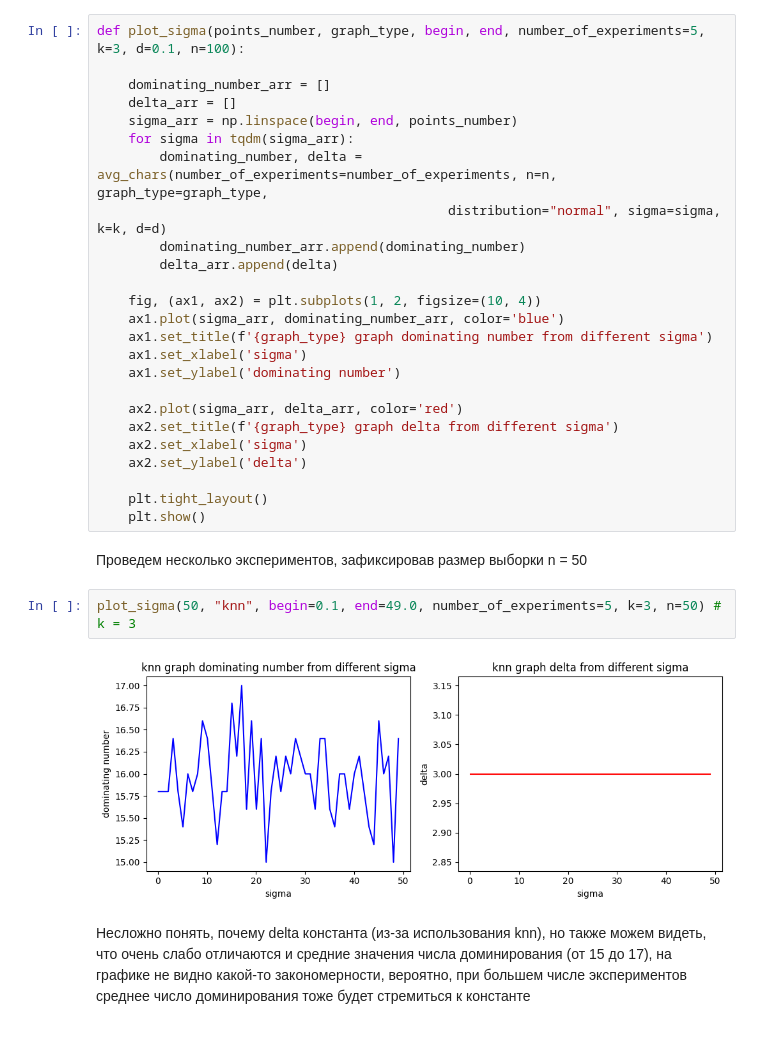
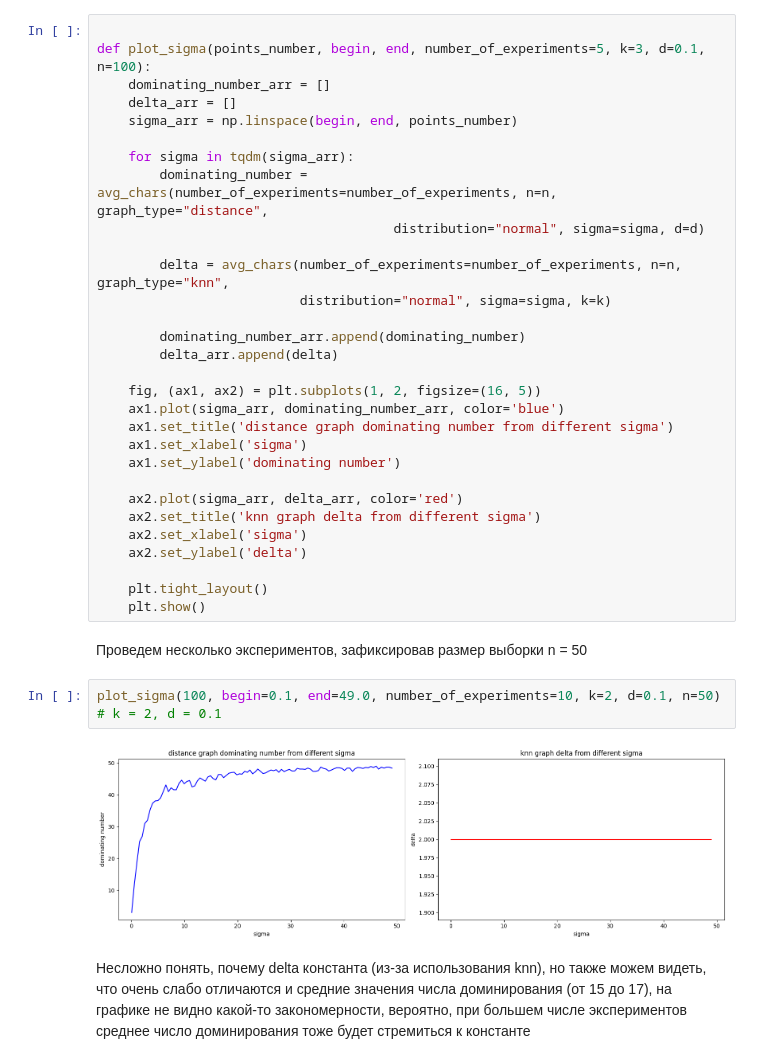
Before and after one commit to maxGrigorenko/DistributionClassifier, a Jupyter notebook: src/experiments_first_part_1.ipynb, the cells around one changed output. Saved outputs shown, nothing was run; the diff lists cells and outputs as text.

Commit message:
some changes cause of new dominating number computing algorithm

```diff
--- a/src/experiments_first_part_1.ipynb
+++ b/src/experiments_first_part_1.ipynb
@@ -15,25 +15,30 @@ from itertools import product
 from graph_common_functions import *
 from distibution_functions import *
 # %%
-def plot_sigma(points_number, graph_type, begin, end, number_of_experiments=5, k=3, d=0.1, n=100):
 
+def plot_sigma(points_number, begin, end, number_of_experiments=5, k=3, d=0.1, n=100):
     dominating_number_arr = []
     delta_arr = []
     sigma_arr = np.linspace(begin, end, points_number)
+
     for sigma in tqdm(sigma_arr):
-        dominating_number, delta = avg_chars(number_of_experiments=number_of_experiments, n=n, graph_type=graph_type,
-                                             distribution="normal", sigma=sigma, k=k, d=d)
+        dominating_number = avg_chars(number_of_experiments=number_of_experiments, n=n, graph_type="distance",
+                                      distribution="normal", sigma=sigma, d=d)
+
+        delta = avg_chars(number_of_experiments=number_of_experiments, n=n, graph_type="knn",
+                          distribution="normal", sigma=sigma, k=k)
+
         dominating_number_arr.append(dominating_number)
         delta_arr.append(delta)
 
-    fig, (ax1, ax2) = plt.subplots(1, 2, figsize=(10, 4))
+    fig, (ax1, ax2) = plt.subplots(1, 2, figsize=(16, 5))
     ax1.plot(sigma_arr, dominating_number_arr, color='blue')
-    ax1.set_title(f'{graph_type} graph dominating number from different sigma')
+    ax1.set_title('distance graph dominating number from different sigma')
     ax1.set_xlabel('sigma')
     ax1.set_ylabel('dominating number')
 
     ax2.plot(sigma_arr, delta_arr, color='red')
-    ax2.set_title(f'{graph_type} graph delta from different sigma')
+    ax2.set_title('knn graph delta from different sigma')
     ax2.set_xlabel('sigma')
     ax2.set_ylabel('delta')
 
@@ -42,8 +47,8 @@ def plot_sigma(points_number, graph_type, begin, end, number_of_experiments=5, k
 # %% [markdown]
 Проведем несколько экспериментов, зафиксировав размер выборки n = 50
 # %%
-plot_sigma(50, "knn", begin=0.1, end=49.0, number_of_experiments=5, k=3, n=50) # k = 3
+plot_sigma(100, begin=0.1, end=49.0, number_of_experiments=10, k=2, d=0.1, n=50) # k = 2, d = 0.1
 # %% [output]
-[figure, old version]
+[figure, new version]
 # %% [markdown]
 Несложно понять, почему delta константа (из-за использования knn), но также можем видеть, что очень слабо отличаются и средние значения числа доминирования (от 15 до 17), на графике не видно какой-то закономерности, вероятно, при большем числе экспериментов среднее число доминирования тоже будет стремиться к константе
```
Also changed, not shown: parts of 15 cells of this notebook.
